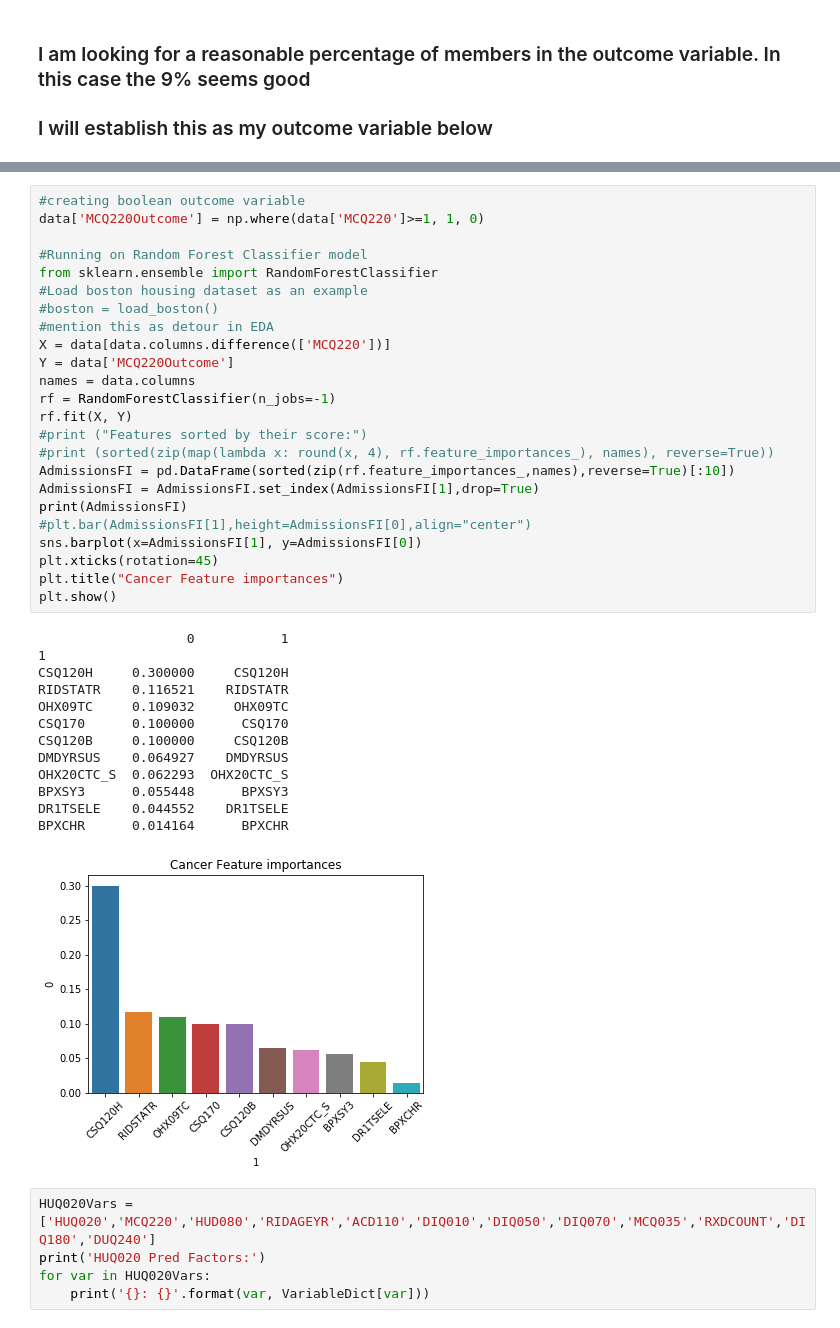
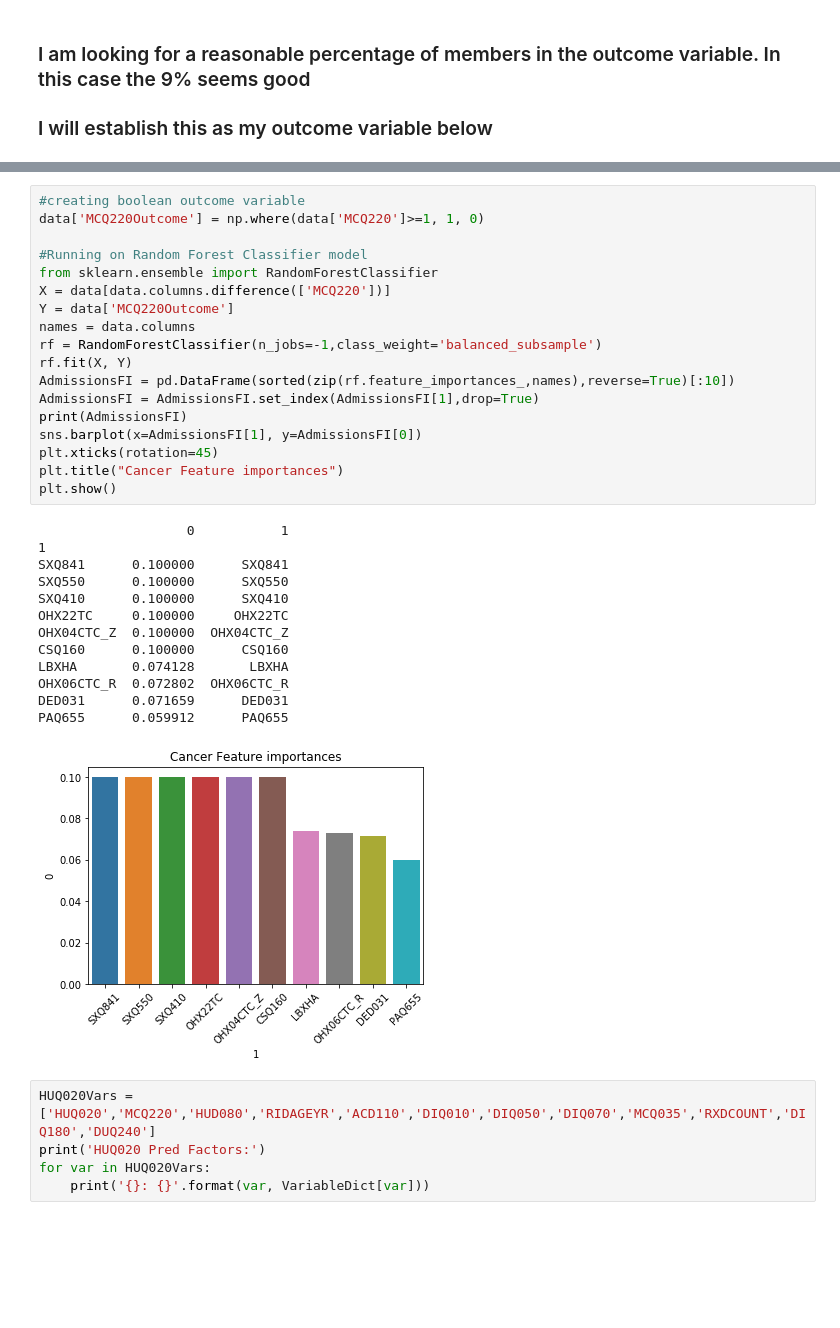
Before and after one commit to azadmehr/Capstone, a Jupyter notebook: Healthcare Data_Project.ipynb, the cells around one changed output, grey strips where cells are left out. Saved outputs shown, nothing was run; the diff lists cells and outputs as text; blank space fills up the shorter version.

```diff
--- a/Healthcare Data_Project.ipynb
+++ b/Healthcare Data_Project.ipynb
@@ -418,41 +409,35 @@ SXQ645      0.003290      SXQ645
 # %%
 #creating boolean outcome variable
 data['MCQ220Outcome'] = np.where(data['MCQ220']>=1, 1, 0)
 
 #Running on Random Forest Classifier model
 from sklearn.ensemble import RandomForestClassifier
-#Load boston housing dataset as an example
-#boston = load_boston()
-#mention this as detour in EDA
 X = data[data.columns.difference(['MCQ220'])]
 Y = data['MCQ220Outcome']
 names = data.columns
-rf = RandomForestClassifier(n_jobs=-1)
+rf = RandomForestClassifier(n_jobs=-1,class_weight='balanced_subsample')
 rf.fit(X, Y)
-#print ("Features sorted by their score:")
-#print (sorted(zip(map(lambda x: round(x, 4), rf.feature_importances_), names), reverse=True))
 AdmissionsFI = pd.DataFrame(sorted(zip(rf.feature_importances_,names),reverse=True)[:10])
 AdmissionsFI = AdmissionsFI.set_index(AdmissionsFI[1],drop=True)
 print(AdmissionsFI)
-#plt.bar(AdmissionsFI[1],height=AdmissionsFI[0],align="center")
 sns.barplot(x=AdmissionsFI[1], y=AdmissionsFI[0])
 plt.xticks(rotation=45)
 plt.title("Cancer Feature importances")
 plt.show()
 # %% [output]
                    0           1
 1
-CSQ120H     0.300000     CSQ120H
-RIDSTATR    0.116521    RIDSTATR
-OHX09TC     0.109032     OHX09TC
-CSQ170      0.100000      CSQ170
-CSQ120B     0.100000     CSQ120B
-DMDYRSUS    0.064927    DMDYRSUS
-OHX20CTC_S  0.062293  OHX20CTC_S
-BPXSY3      0.055448      BPXSY3
-DR1TSELE    0.044552    DR1TSELE
-BPXCHR      0.014164      BPXCHR
+SXQ841      0.100000      SXQ841
+SXQ550      0.100000      SXQ550
+SXQ410      0.100000      SXQ410
+OHX22TC     0.100000     OHX22TC
+OHX04CTC_Z  0.100000  OHX04CTC_Z
+CSQ160      0.100000      CSQ160
+LBXHA       0.074128       LBXHA
+OHX06CTC_R  0.072802  OHX06CTC_R
+DED031      0.071659      DED031
+PAQ655      0.059912      PAQ655
-[figure, old version]
+[figure, new version]
 # %%
 HUQ020Vars = ['HUQ020','MCQ220','HUD080','RIDAGEYR','ACD110','DIQ010','DIQ050','DIQ070','MCQ035','RXDCOUNT','DIQ180','DUQ240']
 print('HUQ020 Pred Factors:')
```
Also changed, not shown: parts of 3 cells of this notebook.
